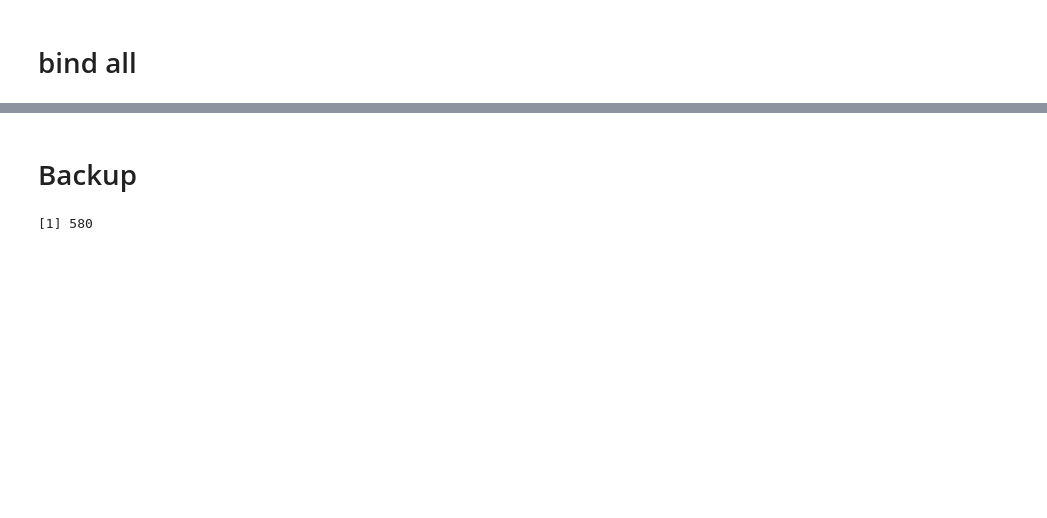
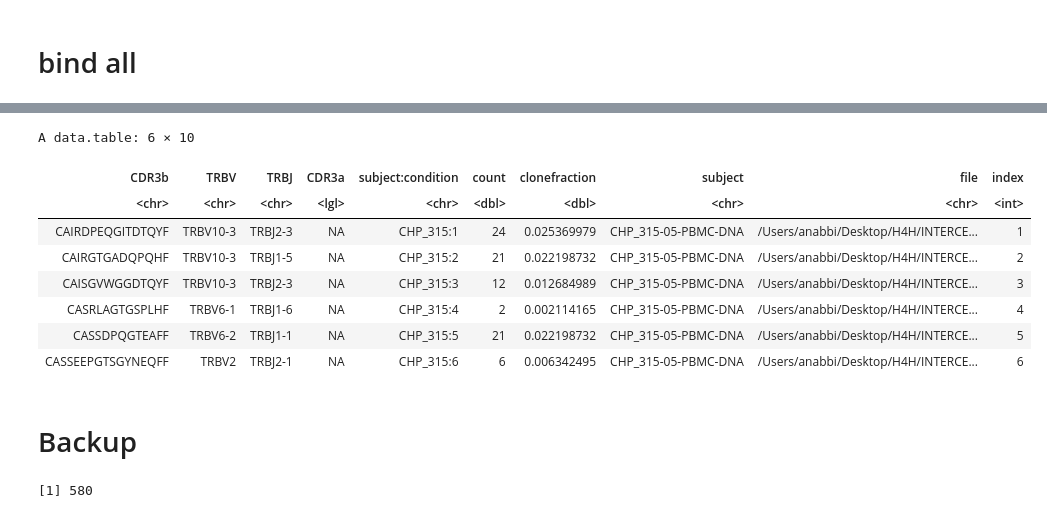
Before and after one commit to pughlab/ped_CapTCRseq, a Jupyter notebook: notebooks/000_GLIPH_input.ipynb, the cells around one changed output, grey strips where cells are left out. Saved outputs shown, nothing was run; the diff lists cells and outputs as text; code cells hidden in the pictures; blank space fills up the shorter version.

```diff
--- a/notebooks/000_GLIPH_input.ipynb
+++ b/notebooks/000_GLIPH_input.ipynb
@@ -204,3 +134,0 @@ dim(covidfle)
-# %%
-#remove duplicated entries
-covidfle_uniq <- unique(covidfle)
@@ -211,2 +134,0 @@ dim(covidfle_uniq)
-# %%
-covidfle_uniq$V4 <- NULL
@@ -379,3 +445,15 @@ write.table(gliph_int_covid_tcr[,1:6], file = paste0(h4hpath,'/GLIPH/gliph_int_c
+# %%
+head(gliph_int_covid_tcr)
+# %% [output]
+A data.table: 6 × 10
+| CDR3b | TRBV | TRBJ | CDR3a | subject:condition | count | clonefraction | subject | file | index |
+| <chr> | <chr> | <chr> | <lgl> | <chr> | <dbl> | <dbl> | <chr> | <chr> | <int> |
+| CAIRDPEQGITDTQYF | TRBV10-3 | TRBJ2-3 | NA | CHP_315:1 | 24 | 0.025369979 | CHP_315-05-PBMC-DNA | /Users/anabbi/Desktop/H4H/INTERCE... | 1 |
+| CAIRGTGADQPQHF | TRBV10-3 | TRBJ1-5 | NA | CHP_315:2 | 21 | 0.022198732 | CHP_315-05-PBMC-DNA | /Users/anabbi/Desktop/H4H/INTERCE... | 2 |
+| CAISGVWGGDTQYF | TRBV10-3 | TRBJ2-3 | NA | CHP_315:3 | 12 | 0.012684989 | CHP_315-05-PBMC-DNA | /Users/anabbi/Desktop/H4H/INTERCE... | 3 |
+| CASRLAGTGSPLHF | TRBV6-1 | TRBJ1-6 | NA | CHP_315:4 | 2 | 0.002114165 | CHP_315-05-PBMC-DNA | /Users/anabbi/Desktop/H4H/INTERCE... | 4 |
+| CASSDPQGTEAFF | TRBV6-2 | TRBJ1-1 | NA | CHP_315:5 | 21 | 0.022198732 | CHP_315-05-PBMC-DNA | /Users/anabbi/Desktop/H4H/INTERCE... | 5 |
+| CASSEEPGTSGYNEQFF | TRBV2 | TRBJ2-1 | NA | CHP_315:6 | 6 | 0.006342495 | CHP_315-05-PBMC-DNA | /Users/anabbi/Desktop/H4H/INTERCE... | 6 |
 # %% [markdown]
 # Backup
 # %%
```
Also changed, not shown: parts of 78 cells of this notebook, 1 other file.
